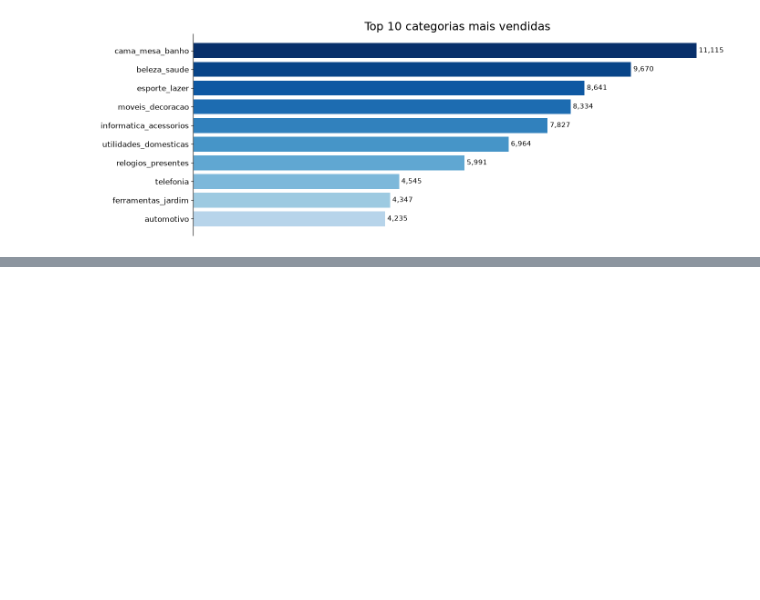
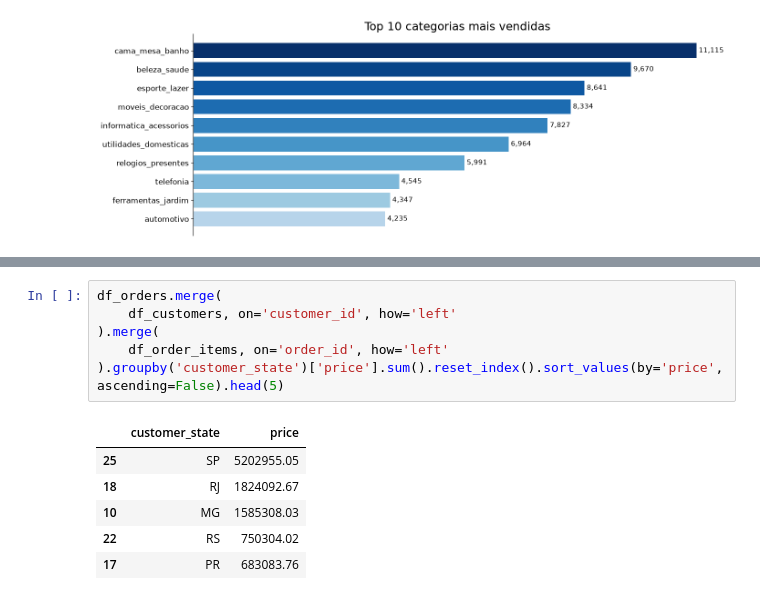
Before and after one commit to britovinicius1/olist-sales-analytics-pandas, a Jupyter notebook: notebooks/teste.ipynb, the cells around one changed output, grey strips where cells are left out. Drawn from its saved outputs; the diff is of its cells as text; blank space fills up the shorter version.

```diff
--- a/notebooks/teste.ipynb
+++ b/notebooks/teste.ipynb
@@ -189,0 +205,13 @@ plt.show()
+# %%
+df_orders.merge(
+    df_customers, on='customer_id', how='left'
+).merge(
+    df_order_items, on='order_id', how='left'
+).groupby('customer_state')['price'].sum().reset_index().sort_values(by='price', ascending=False).head(5)
+# %% [output]
+|  | customer_state | price |
+| 25 | SP | 5202955.05 |
+| 18 | RJ | 1824092.67 |
+| 10 | MG | 1585308.03 |
+| 22 | RS | 750304.02 |
+| 17 | PR | 683083.76 |
```
Also changed, not shown: parts of 5 cells of this notebook.
